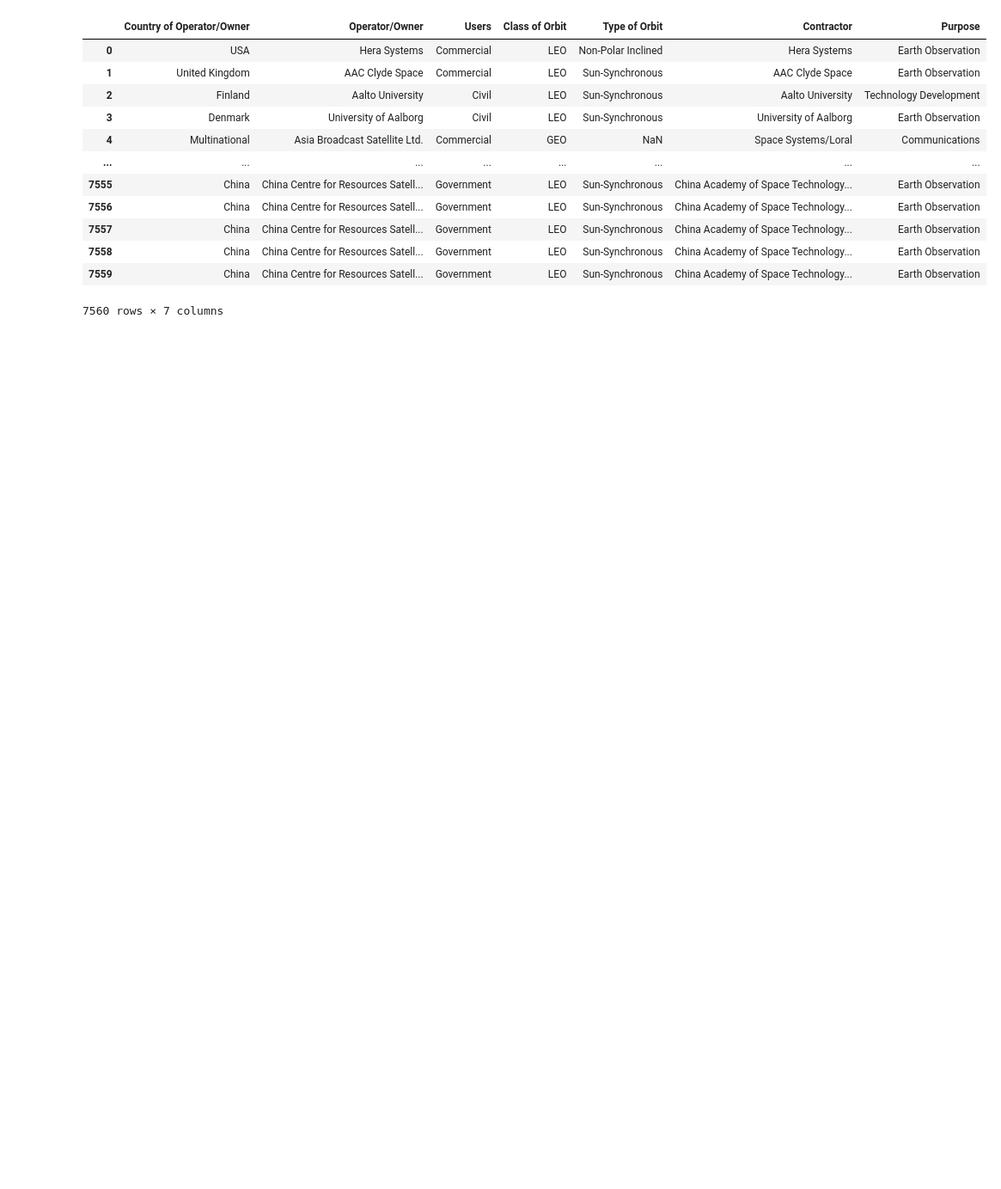
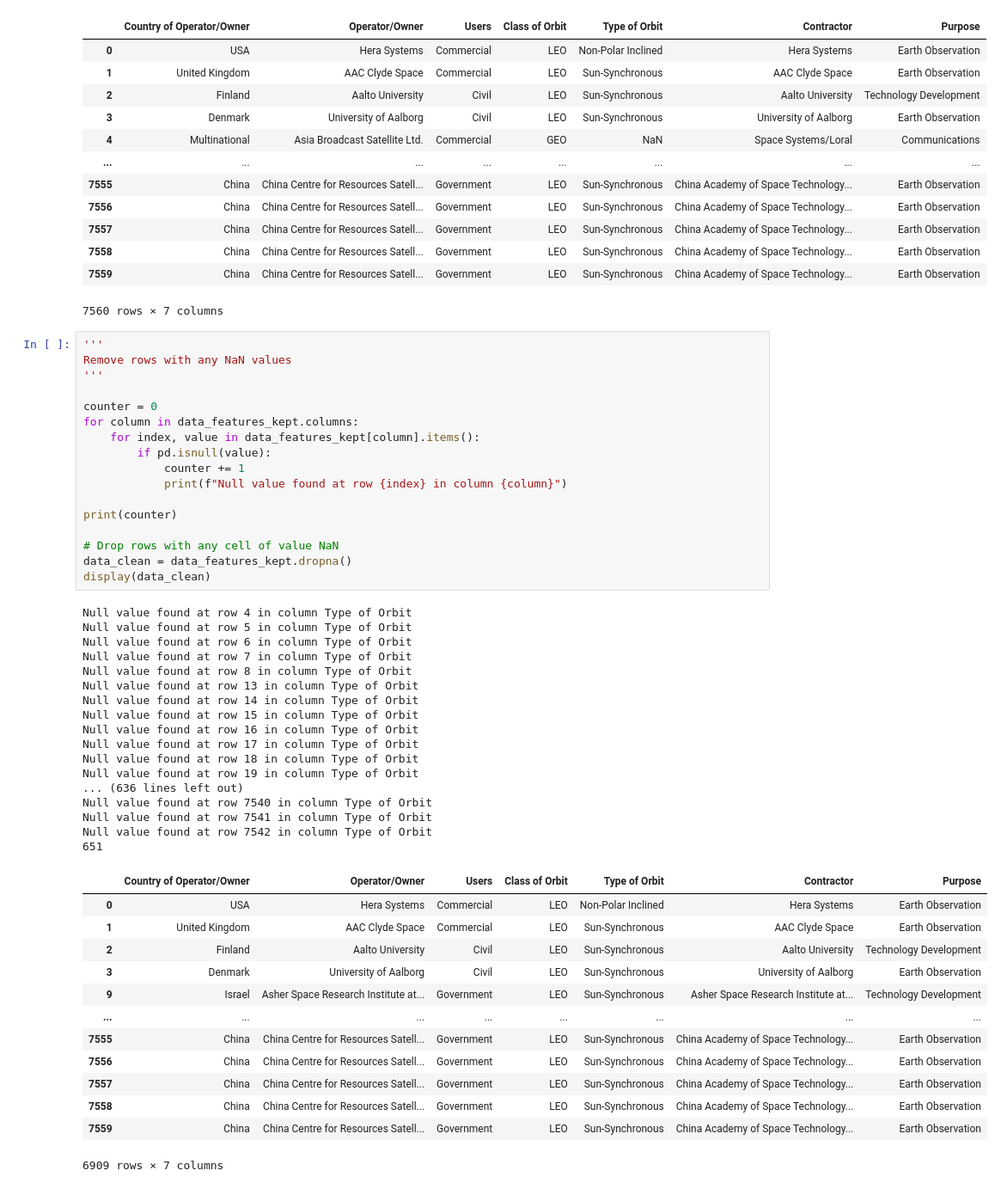
Before and after one commit to patrickcap/satellite-supervisor, a Jupyter notebook: research/data_exploration.ipynb, the cells around one changed output. Shown at 86% size. Drawn from its saved outputs; the diff is of its cells as text; blank space fills up the shorter version.

Commit message:
cleaned data

```diff
--- a/research/data_exploration.ipynb
+++ b/research/data_exploration.ipynb
@@ -94,3 +94,51 @@ display(data_features_kept)
 | 7558 | China | China Centre for Resources Satell... | Government | LEO | Sun-Synchronous | China Academy of Space Technology... | Earth Observation |
 | 7559 | China | China Centre for Resources Satell... | Government | LEO | Sun-Synchronous | China Academy of Space Technology... | Earth Observation |
 7560 rows × 7 columns
+# %%
+'''
+Remove rows with any NaN values
+'''
+
+counter = 0
+for column in data_features_kept.columns:
+    for index, value in data_features_kept[column].items():
+        if pd.isnull(value):
+            counter += 1
+            print(f"Null value found at row {index} in column {column}")
+
+print(counter)
+
+# Drop rows with any cell of value NaN
+data_clean = data_features_kept.dropna()
+display(data_clean)
+# %% [output]
+Null value found at row 4 in column Type of Orbit
+Null value found at row 5 in column Type of Orbit
+Null value found at row 6 in column Type of Orbit
+Null value found at row 7 in column Type of Orbit
+Null value found at row 8 in column Type of Orbit
+Null value found at row 13 in column Type of Orbit
+Null value found at row 14 in column Type of Orbit
+Null value found at row 15 in column Type of Orbit
+Null value found at row 16 in column Type of Orbit
+Null value found at row 17 in column Type of Orbit
+Null value found at row 18 in column Type of Orbit
+Null value found at row 19 in column Type of Orbit
+... (636 lines left out)
+Null value found at row 7540 in column Type of Orbit
+Null value found at row 7541 in column Type of Orbit
+Null value found at row 7542 in column Type of Orbit
+651
+|  | Country of Operator/Owner | Operator/Owner | Users | Class of Orbit | Type of Orbit | Contractor | Purpose |
+| 0 | USA | Hera Systems | Commercial | LEO | Non-Polar Inclined | Hera Systems | Earth Observation |
+| 1 | United Kingdom | AAC Clyde Space | Commercial | LEO | Sun-Synchronous | AAC Clyde Space | Earth Observation |
+| 2 | Finland | Aalto University | Civil | LEO | Sun-Synchronous | Aalto University | Technology Development |
+| 3 | Denmark | University of Aalborg | Civil | LEO | Sun-Synchronous | University of Aalborg | Earth Observation |
+| 9 | Israel | Asher Space Research Institute at... | Government | LEO | Sun-Synchronous | Asher Space Research Institute at... | Technology Development |
+| ... | ... | ... | ... | ... | ... | ... | ... |
+| 7555 | China | China Centre for Resources Satell... | Government | LEO | Sun-Synchronous | China Academy of Space Technology... | Earth Observation |
+| 7556 | China | China Centre for Resources Satell... | Government | LEO | Sun-Synchronous | China Academy of Space Technology... | Earth Observation |
+| 7557 | China | China Centre for Resources Satell... | Government | LEO | Sun-Synchronous | China Academy of Space Technology... | Earth Observation |
+| 7558 | China | China Centre for Resources Satell... | Government | LEO | Sun-Synchronous | China Academy of Space Technology... | Earth Observation |
+| 7559 | China | China Centre for Resources Satell... | Government | LEO | Sun-Synchronous | China Academy of Space Technology... | Earth Observation |
+6909 rows × 7 columns
```
